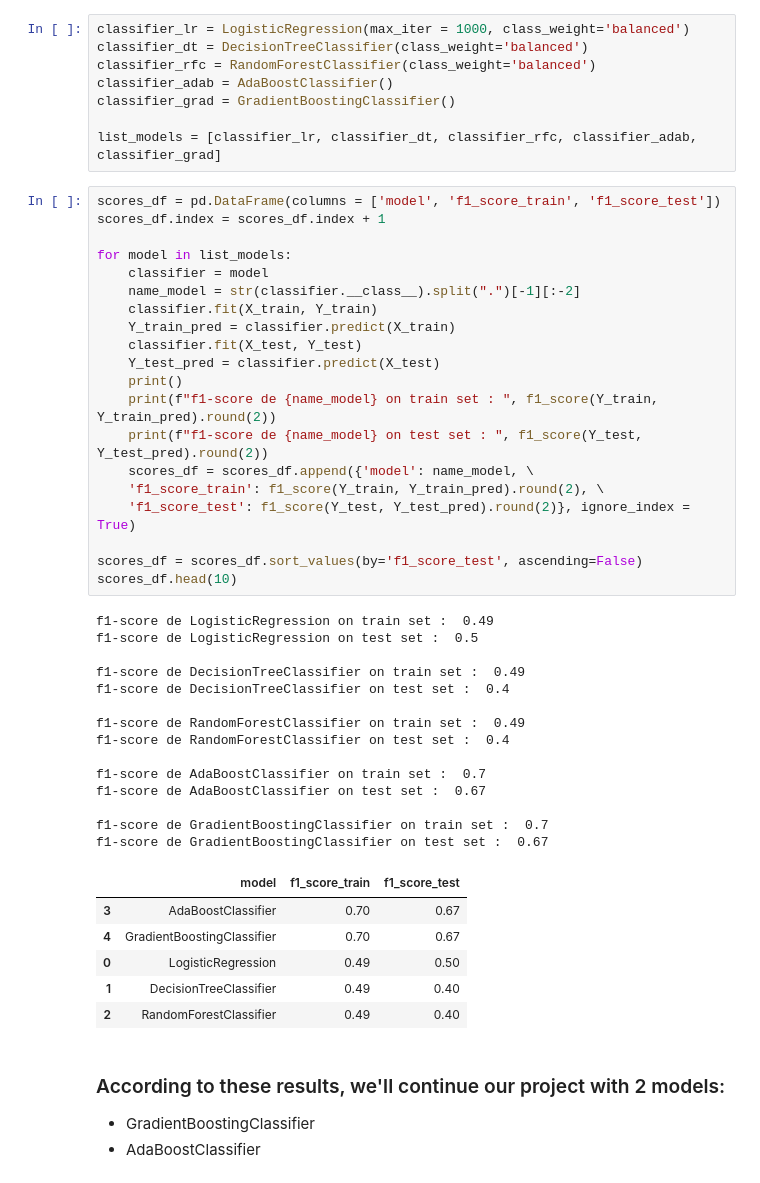
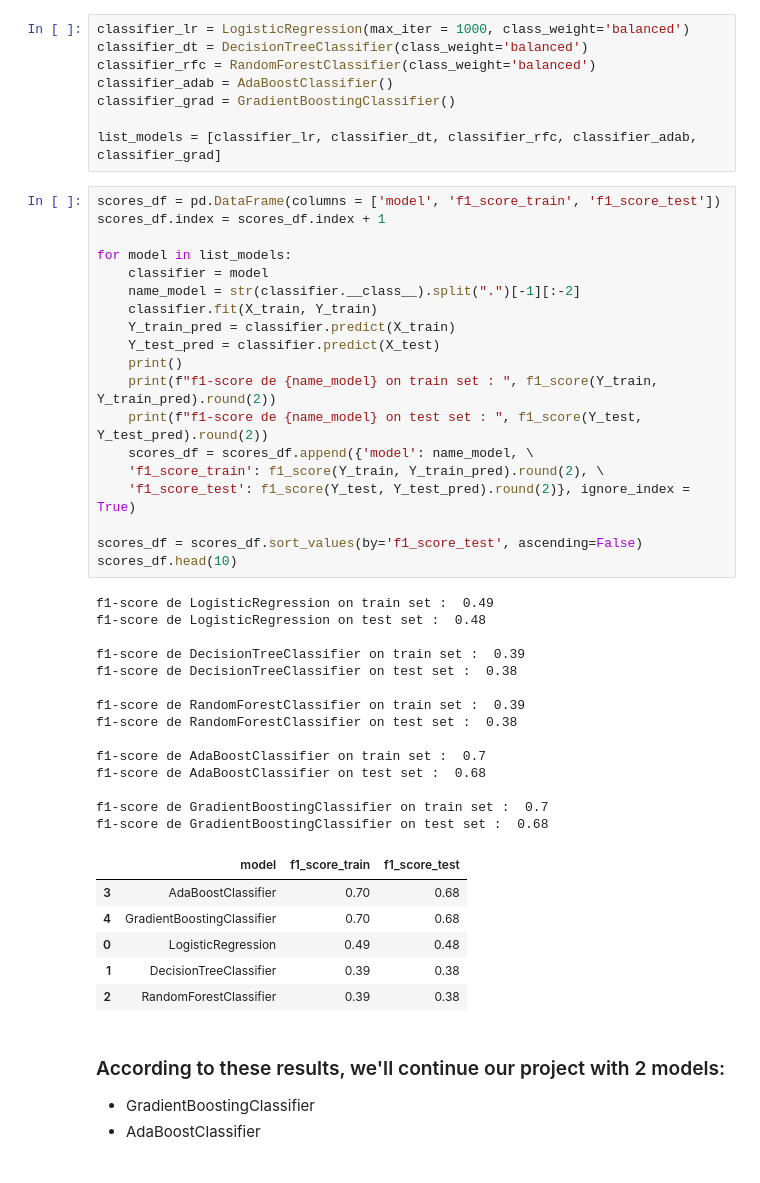
Before and after one commit to christophe-derache/certification35288_bloc3-Machine_Learning, a Jupyter notebook: Conversion_Rate_Challenge - supervised_ML/DERACHE_Project_conversion_rate.ipynb, the cells around one changed output. Cells and saved outputs as stored; diff of their text form.

```diff
--- a/Conversion_Rate_Challenge - supervised_ML/DERACHE_Project_conversion_rate.ipynb
+++ b/Conversion_Rate_Challenge - supervised_ML/DERACHE_Project_conversion_rate.ipynb
@@ -245,44 +240,43 @@ list_models = [classifier_lr, classifier_dt, classifier_rfc, classifier_adab, cl
 # %%
 scores_df = pd.DataFrame(columns = ['model', 'f1_score_train', 'f1_score_test'])
 scores_df.index = scores_df.index + 1
 
 for model in list_models:
     classifier = model
     name_model = str(classifier.__class__).split(".")[-1][:-2]
     classifier.fit(X_train, Y_train)
     Y_train_pred = classifier.predict(X_train)
-    classifier.fit(X_test, Y_test)
     Y_test_pred = classifier.predict(X_test)
     print()
     print(f"f1-score de {name_model} on train set : ", f1_score(Y_train, Y_train_pred).round(2))
     print(f"f1-score de {name_model} on test set : ", f1_score(Y_test, Y_test_pred).round(2))
     scores_df = scores_df.append({'model': name_model, \
     'f1_score_train': f1_score(Y_train, Y_train_pred).round(2), \
     'f1_score_test': f1_score(Y_test, Y_test_pred).round(2)}, ignore_index = True)
 
 scores_df = scores_df.sort_values(by='f1_score_test', ascending=False)
 scores_df.head(10)
 # %% [output]
 f1-score de LogisticRegression on train set :  0.49
-f1-score de LogisticRegression on test set :  0.5
+f1-score de LogisticRegression on test set :  0.48
 
-f1-score de DecisionTreeClassifier on train set :  0.49
-f1-score de DecisionTreeClassifier on test set :  0.4
+f1-score de DecisionTreeClassifier on train set :  0.39
+f1-score de DecisionTreeClassifier on test set :  0.38
 
-f1-score de RandomForestClassifier on train set :  0.49
-f1-score de RandomForestClassifier on test set :  0.4
+f1-score de RandomForestClassifier on train set :  0.39
+f1-score de RandomForestClassifier on test set :  0.38
 
 f1-score de AdaBoostClassifier on train set :  0.7
-f1-score de AdaBoostClassifier on test set :  0.67
+f1-score de AdaBoostClassifier on test set :  0.68
 
 f1-score de GradientBoostingClassifier on train set :  0.7
-f1-score de GradientBoostingClassifier on test set :  0.67
+f1-score de GradientBoostingClassifier on test set :  0.68
 |  | model | f1_score_train | f1_score_test |
-| 3 | AdaBoostClassifier | 0.70 | 0.67 |
-| 4 | GradientBoostingClassifier | 0.70 | 0.67 |
-| 0 | LogisticRegression | 0.49 | 0.50 |
-| 1 | DecisionTreeClassifier | 0.49 | 0.40 |
-| 2 | RandomForestClassifier | 0.49 | 0.40 |
+| 3 | AdaBoostClassifier | 0.70 | 0.68 |
+| 4 | GradientBoostingClassifier | 0.70 | 0.68 |
+| 0 | LogisticRegression | 0.49 | 0.48 |
+| 1 | DecisionTreeClassifier | 0.39 | 0.38 |
+| 2 | RandomForestClassifier | 0.39 | 0.38 |
 # %% [markdown]
 ### According to these results, we'll continue our project with 2 models:
 - GradientBoostingClassifier
```
Also changed, not shown: parts of 10 cells of this notebook, 1 other file.
